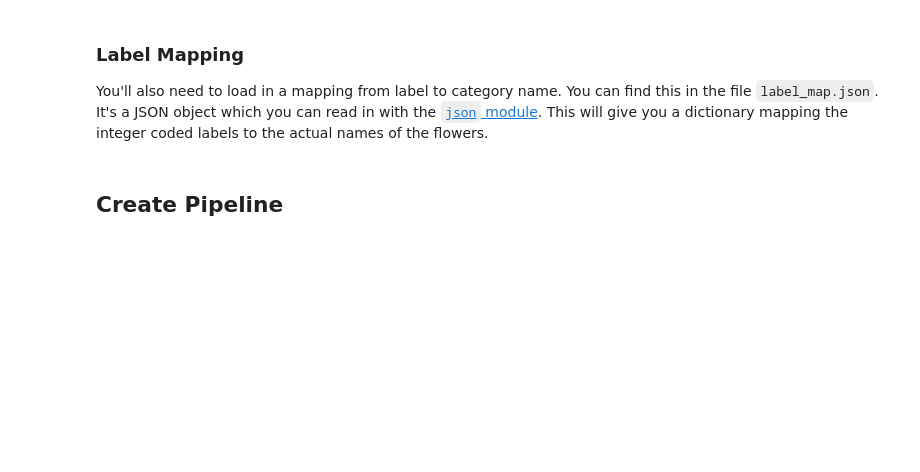
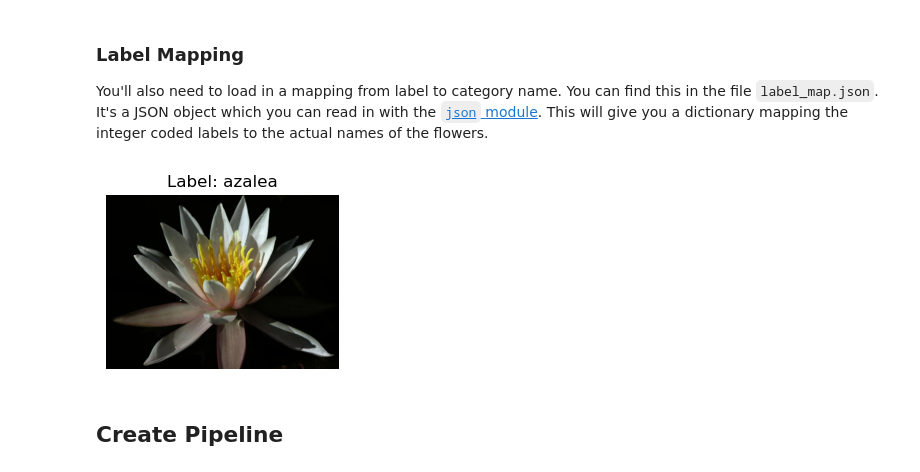
Before and after one commit to Machariajane/intro-to-ml-tensorflow, a Jupyter notebook: projects/p2_image_classifier/Project_Image_Classifier_Project.ipynb, the cells around one changed output. Saved outputs shown, nothing was run; the diff lists cells and outputs as text; code cells hidden in the pictures; blank space fills up the shorter version.

```diff
--- a/projects/p2_image_classifier/Project_Image_Classifier_Project.ipynb
+++ b/projects/p2_image_classifier/Project_Image_Classifier_Project.ipynb
@@ -51,5 +150,14 @@ with open('label_map.json', 'r') as f:
 # %%
 # TODO: Plot 1 image from the training set. Set the title
 # of the plot to the corresponding class name.
+
+for image, label in dataset_train.take(1):
+    plt.figure(figsize=(3,3))
+    plt.imshow(image.numpy(), cmap='gray')  # Adjust 'cmap' if needed
+    plt.title(f'Label: {class_names[str(label.numpy())]}')
+    plt.axis('off')
+    plt.show()
+# %% [output]
+[figure, added]
 # %% [markdown]
 ## Create Pipeline
```
Also changed, not shown: parts of 13 cells of this notebook.
